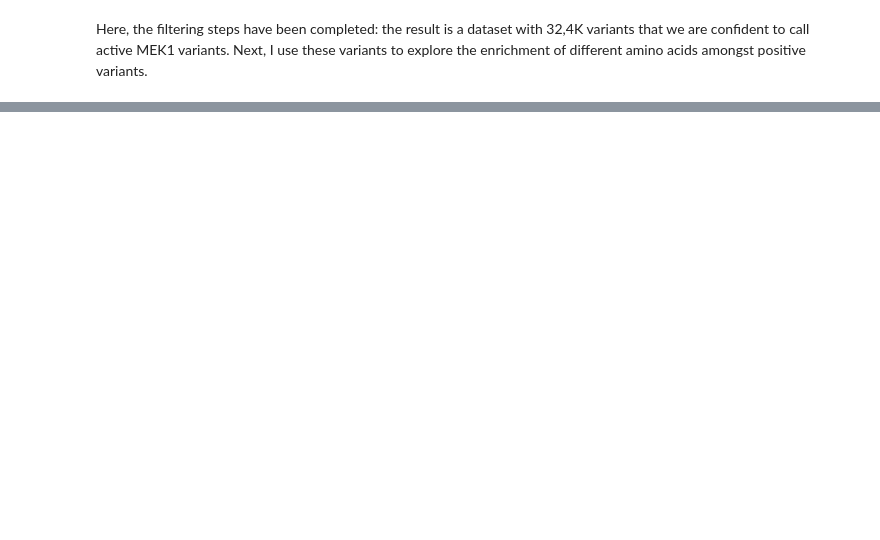
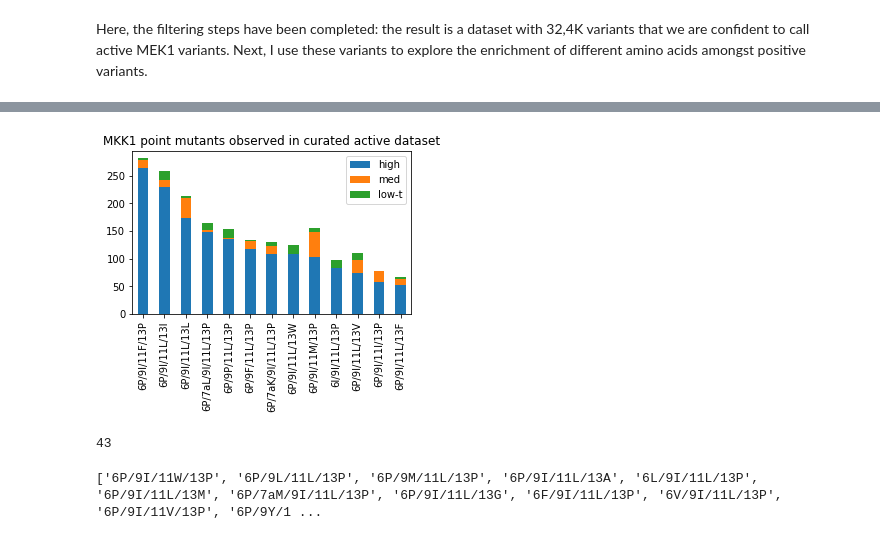
Before and after one commit to MayaPetek/InDelScanner, a Jupyter notebook: Results_Remkes/Filtering_positives.ipynb, the cells around one changed output, grey strips where cells are left out. Saved outputs shown, nothing was run; the diff lists cells and outputs as text; code cells hidden in the pictures; blank space fills up the shorter version.

Commit message:
Single mutant plots

```diff
--- a/Results_Remkes/Filtering_positives.ipynb
+++ b/Results_Remkes/Filtering_positives.ipynb
@@ -205,2 +232,4 @@ df_pos.describe()
+# %%
+df_pos = df_pos.drop(['6L/7aL/9A/9a*', '6L/7aI/9A/9a*'])
 # %% [markdown]
 Here, the filtering steps have been completed: the result is a dataset with 32,4K variants that we are confident to call active MEK1 variants. Next, I use these variants to explore the enrichment of different amino acids amongst positive variants.
@@ -206,0 +245,15 @@ Here, the filtering steps have been completed: the result is a dataset with 32,4
+# %%
+wt_short = '6P/9I/11L/13P'
+wt = {'6': 'P', '7a': 'Δ', '8a': 'Δ', '9': 'I', '11': 'L', '13': 'P'}
+# %%
+positive_vars = df_pos.index.tolist()
+# %%
+n_single = 0
+single_pos_muts = []
+for short in positive_vars:
+    s = convert_variant_to_dict(short)
+    h_dis = hamming_distance(s, wt, wt)
+    if h_dis == 1:
+        n_single += 1
+        single_pos_muts.append(short)
+print(n_single)
@@ -206,0 +303,10 @@ Here, the filtering steps have been completed: the result is a dataset with 32,4
+# %%
+point_high_df = df_pos[df_pos.index.isin(single_pos_muts)]
+point_high_df
+
+fig, ax = plt.subplots(1, 1,figsize=(5,3))
+point_high_df.plot.bar(stacked=True, ax=ax, title='MKK1 point mutants observed in curated active dataset')
+plt.savefig('Point_mutants_active.svg', transparent=True)
+plt.show()
+# %% [output]
+[figure, added]
@@ -206,0 +321,24 @@ Here, the filtering steps have been completed: the result is a dataset with 32,4
+# %%
+all_vars = df_all.index.tolist()
+
+n_neg_single = 0
+single_neg_muts = []
+for short in all_vars:
+    s = convert_variant_to_dict(short)
+    # check that it's not a sequencing error
+    if not variant_is_allowed(s, pos_aa):
+        continue
+
+    h_dis = hamming_distance(s, wt, wt)
+    if h_dis == 1:
+        if short not in single_pos_muts:
+            n_neg_single += 1
+            single_neg_muts.append(short)
+
+print(n_neg_single)
+# %% [output]
+43
+# %%
+print(single_neg_muts)
+# %% [output]
+['6P/9I/11W/13P', '6P/9L/11L/13P', '6P/9M/11L/13P', '6P/9I/11L/13A', '6L/9I/11L/13P', '6P/9I/11L/13M', '6P/7aM/9I/11L/13P', '6P/9I/11L/13G', '6F/9I/11L/13P', '6V/9I/11L/13P', '6P/9I/11V/13P', '6P/9Y/1 ...
```
Also changed, not shown: parts of 20 cells of this notebook.
